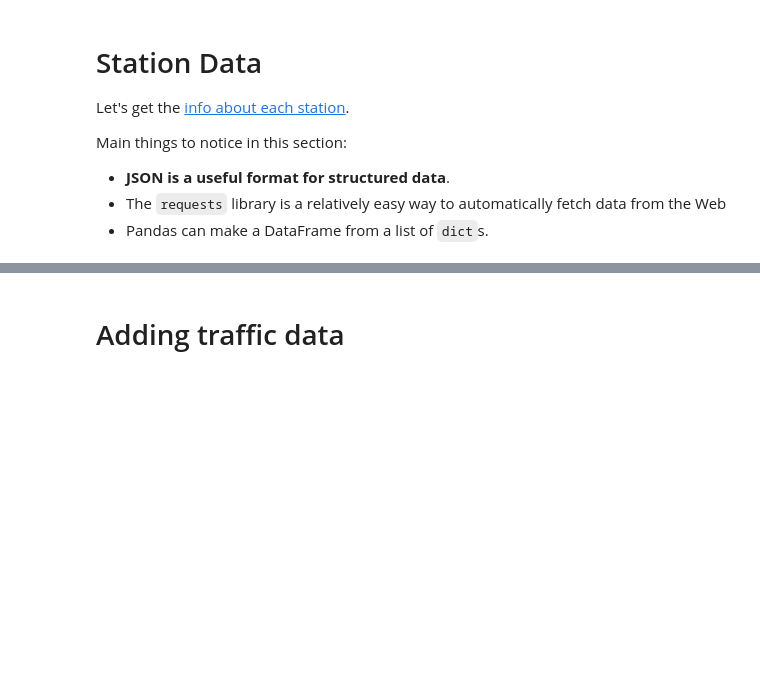
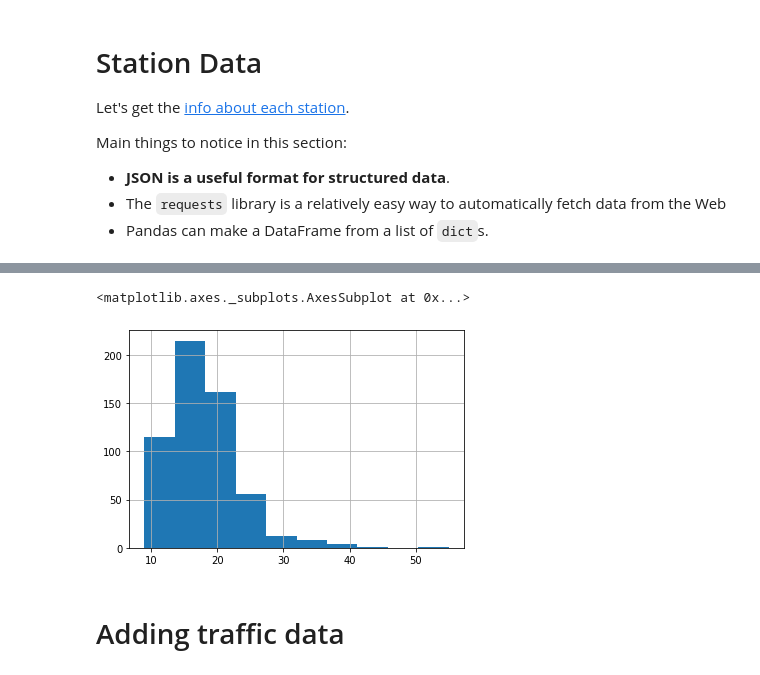
Before and after one commit to Calvin-Data-Science/data202, a Jupyter notebook: src/unsupervised/unsupervised_bikeshare_extended.ipynb, the cells around one changed output, grey strips where cells are left out. Cells and saved outputs as stored; diff of their text form; code cells hidden in the pictures; blank space fills up the shorter version.

```diff
--- a/src/unsupervised/unsupervised_bikeshare_extended.ipynb
+++ b/src/unsupervised/unsupervised_bikeshare_extended.ipynb
@@ -83,4 +83,9 @@ stations.head()
 | 4 | 11 | False | NaN | False | 08246b69-1f3f-11e7-bf6b-3863bb334450 | True | ... |
+# %%
+stations.capacity.hist()
+# %% [output]
+<matplotlib.axes._subplots.AxesSubplot at 0x...>
+[figure, added]
 # %%
 stations['short_name'] = pd.to_numeric(stations['short_name'])
 # %% [markdown]
```
Also changed, not shown: parts of 11 cells of this notebook.
